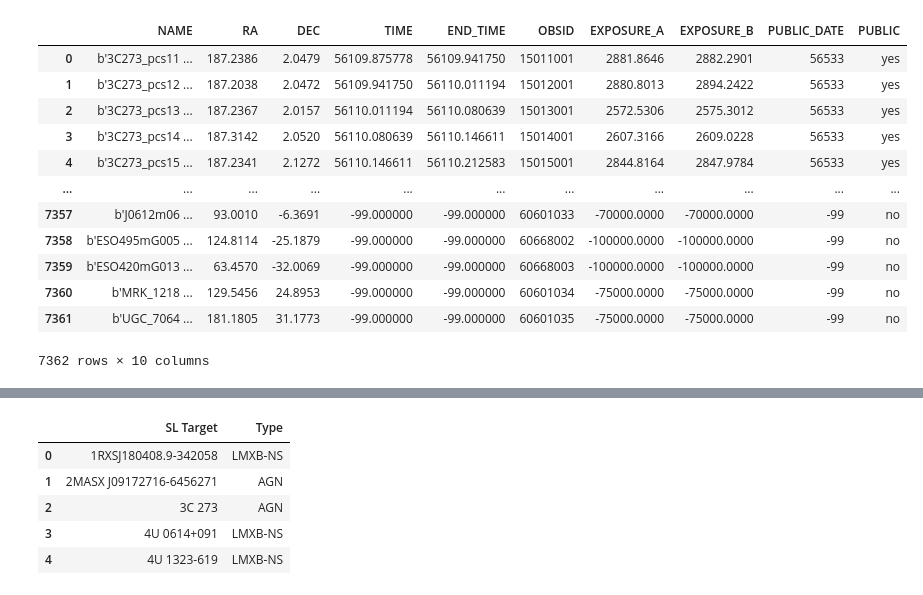
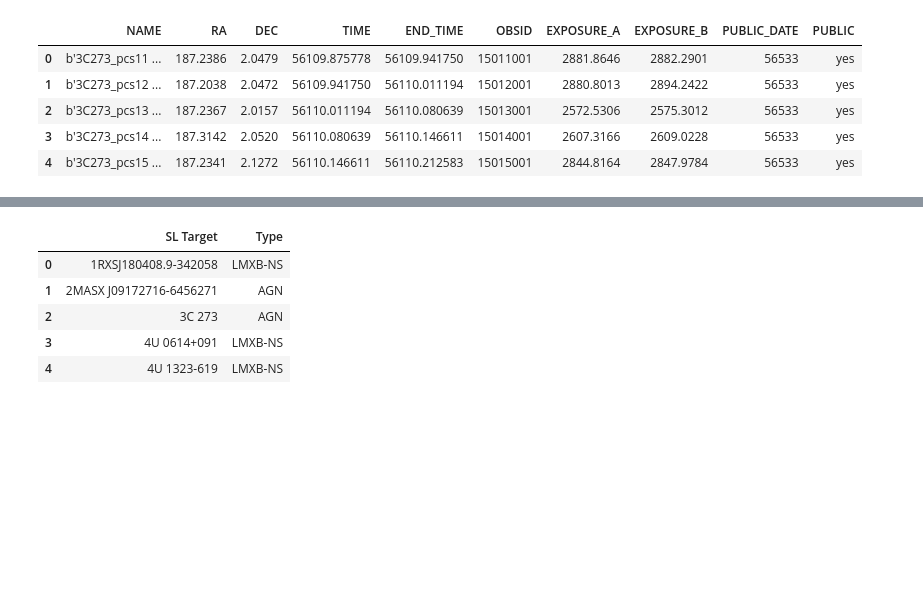
Before and after one commit to bwgref/straycats, a Jupyter notebook: catalog/TableParsing.ipynb, the cells around one changed output, grey strips where cells are left out. Cells and saved outputs as stored; diff of their text form; code cells hidden in the pictures; blank space fills up the shorter version.

Commit message:
Updates pre-v1.0
Lots of cleanup in table parsing, etc.

```diff
--- a/catalog/TableParsing.ipynb
+++ b/catalog/TableParsing.ipynb
@@ -33,40 +35,32 @@ df.head()
 | 3 | 2MASX J09172716-6456271 | 60401020002 | A | IRAS_09149m6206 | 110899.0 | 138.9791 | -62.3074 | SL on both |
 | 4 | 2MASX J09172716-6456271 | 60401020002 | B | IRAS_09149m6206 | 110899.0 | 138.9791 | -62.3074 | SL in both |
 # %%
-
 # Set the "public" cutoff date to be June 1, 2020
 cutoff_t = Time('2020-06-01T00:00:00.123456789', format='isot', scale='utc')
 cutoff_mjd = cutoff_t.mjd
 
 numaster = Table.read('fits/numaster.fits', format = 'fits')
 
 dn = numaster.to_pandas()
 
 greenlist = ['NAME', 'RA', 'DEC', 'TIME', 'END_TIME',
        'OBSID', 'EXPOSURE_A', 'EXPOSURE_B', 'PUBLIC_DATE']
 for col in dn.columns:
     if col not in greenlist:
         dn.drop(col, axis=1, inplace=True)
 
 dn['OBSID'] = pd.to_numeric(dn['OBSID'])
 dn.columns
 
 dn['PUBLIC'] = np.where((dn['PUBLIC_DATE']<cutoff_mjd)&(dn['PUBLIC_DATE'] > 0), 'yes', 'no')
-dn
+dn.head()
 # %% [output]
 |  | NAME | RA | DEC | TIME | END_TIME | OBSID | EXPOSURE_A | EXPOSURE_B | PUBLIC_DATE | PUBLIC |
 | 0 | b'3C273_pcs11 ... | 187.2386 | 2.0479 | 56109.875778 | 56109.941750 | 15011001 | 2881.8646 | 2882.2901 | 56533 | yes |
 | 1 | b'3C273_pcs12 ... | 187.2038 | 2.0472 | 56109.941750 | 56110.011194 | 15012001 | 2880.8013 | 2894.2422 | 56533 | yes |
 | 2 | b'3C273_pcs13 ... | 187.2367 | 2.0157 | 56110.011194 | 56110.080639 | 15013001 | 2572.5306 | 2575.3012 | 56533 | yes |
 | 3 | b'3C273_pcs14 ... | 187.3142 | 2.0520 | 56110.080639 | 56110.146611 | 15014001 | 2607.3166 | 2609.0228 | 56533 | yes |
 | 4 | b'3C273_pcs15 ... | 187.2341 | 2.1272 | 56110.146611 | 56110.212583 | 15015001 | 2844.8164 | 2847.9784 | 56533 | yes |
-| ... | ... | ... | ... | ... | ... | ... | ... | ... | ... | ... |
-| 7357 | b'J0612m06 ... | 93.0010 | -6.3691 | -99.000000 | -99.000000 | 60601033 | -70000.0000 | -70000.0000 | -99 | no |
-| 7358 | b'ESO495mG005 ... | 124.8114 | -25.1879 | -99.000000 | -99.000000 | 60668002 | -100000.0000 | -100000.0000 | -99 | no |
-| 7359 | b'ESO420mG013 ... | 63.4570 | -32.0069 | -99.000000 | -99.000000 | 60668003 | -100000.0000 | -100000.0000 | -99 | no |
-| 7360 | b'MRK_1218 ... | 129.5456 | 24.8953 | -99.000000 | -99.000000 | 60601034 | -75000.0000 | -75000.0000 | -99 | no |
-| 7361 | b'UGC_7064 ... | 181.1805 | 31.1773 | -99.000000 | -99.000000 | 60601035 | -75000.0000 | -75000.0000 | -99 | no |
-7362 rows × 10 columns
 # %%
 
 df['TIME'] = [-1. for x in range(len(df['SEQID']))]
```
Also changed, not shown: parts of 18 cells of this notebook, 9 other files.
